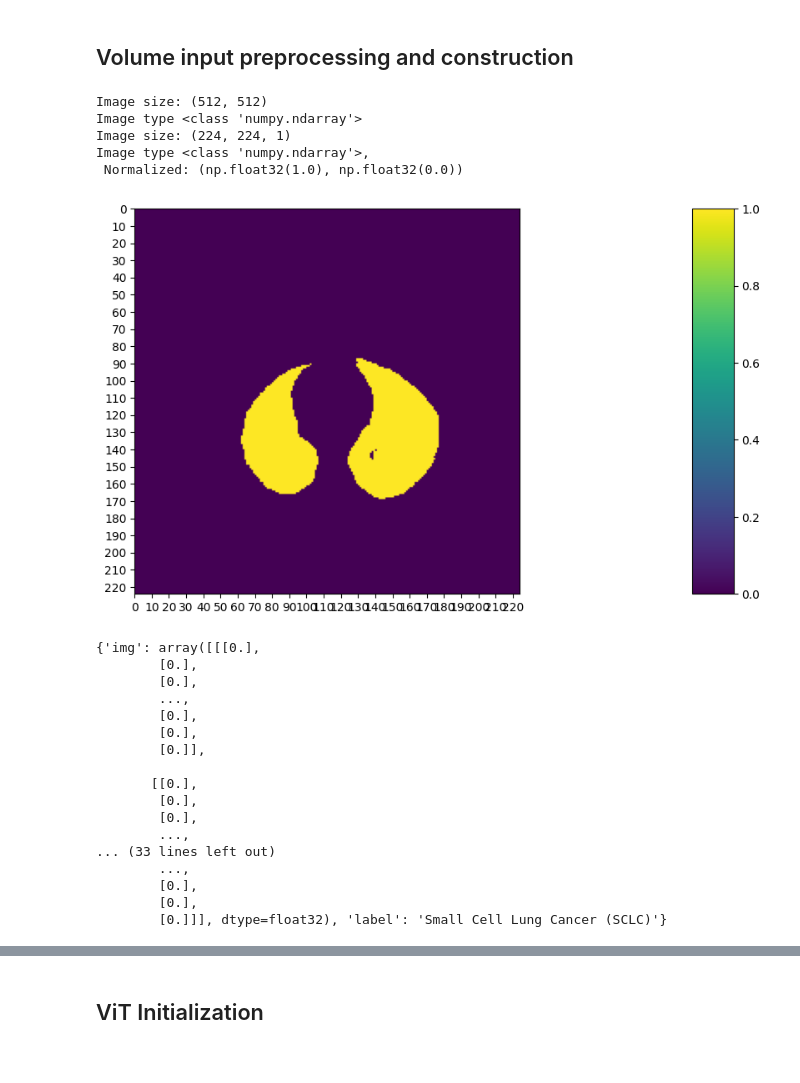
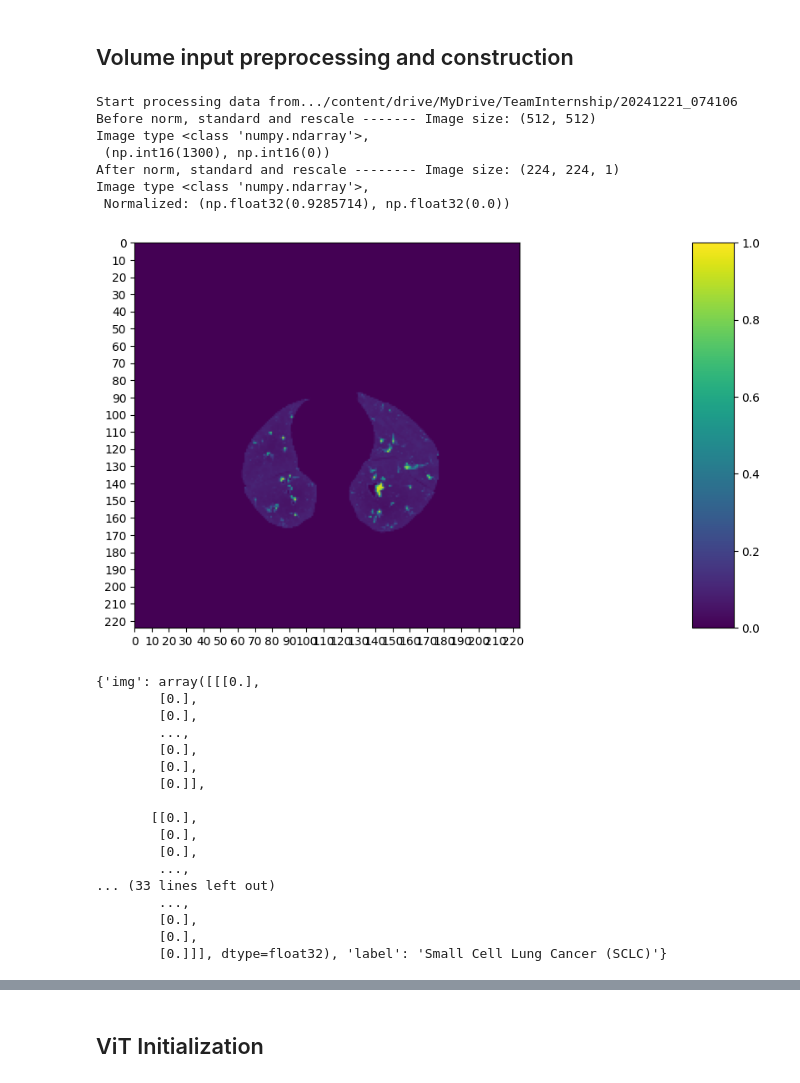
Before and after one commit to Christian-Stefan/Team-Internship, a Jupyter notebook: ContextModel.ipynb, the cells around one changed output, grey strips where cells are left out. Saved outputs shown, nothing was run; the diff lists cells and outputs as text; code cells hidden in the pictures.

```diff
--- a/ContextModel.ipynb
+++ b/ContextModel.ipynb
@@ -32,58 +31,71 @@ print(label_map)
 # %% [markdown]
 ## Volume input preprocessing and construction
 # %%
-from drive.MyDrive.TeamInternship.P_P import Preprocessing
+from drive.MyDrive.TeamInternship.D_P_P import Preprocessing
 
-# 4. Preprocess lungs
-# processing = Preprocessing(Root_path="/content/drive/MyDrive/TeamInternship/20241221_074106",
-#                          Output_path="/content/Output")
-# dcm_collected_data = processing.get_slice_and_coordnates_Paths()
+#4. Preprocess lungs
+processing = Preprocessing(Root_path="/content/drive/MyDrive/TeamInternship/20241221_074106",
+                         Output_path="/content/Output")
+dcm_collected_data = processing.get_slice_and_coordnates_Paths()
 
-# processing.preprocess_Data(dcm_collected_data,
-#                            plot=False,
-#                            save=True,
-#                            segment=False)
+processing.preprocess_Data(dcm_collected_data,
+                           plot=False,
+                           save=True,
+                           segment=False)
 
 # 5. Initialize the sitk class - ImageSeriesReader - to create suitable objects for lung's slices and labels
 sample_path:str = '/content/Output/LIDC-IDRI-0000/LungLIDC-IDRI-0000_1-0053.dcm'
 dicom_files = pydicom.dcmread(sample_path)
-img_context = dicom_files.pixel_array
-print("Image size:",img_context.shape,f"\nImage type {type(img_context)}")
+img_context = dicom_files.pixel_array.astype(np.int16)
+print("Before norm, standard and rescale ------- Image size:",img_context.shape,f"\nImage type {type(img_context)},\n {img_context.max(), img_context.min()}")
 
-resized_image = cv2.resize(img_context, (224,224)) # 5.1. Resizing the image
-normalized_image  = resized_image.astype(np.float32) # 5.2. Normalization
-normalized_image = (normalized_image - normalized_image.min()) / (normalized_image.max() - normalized_image.min() + 1e-5)
-channeled_image = np.expand_dims(normalized_image,-1) # 5.3. Adding one more channel - binary
+# 5.1 Convert to Hounsfield Units (HU)
+intercept = dicom_files.RescaleIntercept
+slope = dicom_files.RescaleSlope
+hu_image = slope*img_context+intercept
 
-print("Image size:",channeled_image.shape,f"\nImage type {type(channeled_image)},\n Normalized: {channeled_image.max(), channeled_image.min()}")
+# 5.2. Clip to lung window [-1000, 400]
+hu_image = np.clip(hu_image, -1000, 400)
+
+# 5.3. Normalize to [0, 1]
+normalized = (hu_image+1000)/1400.0
+
+# 5.4 Reisze to (224,224)
+resized = cv2.resize(normalized, (224, 224), interpolation=cv2.INTER_LINEAR)
+
+# 5.3 Add channel dimmension for grayscale
+channeled_image = np.expand_dims(resized, axis=-1).astype(np.float32)
+print("After norm, standard and rescale -------- Image size:",channeled_image.shape,f"\nImage type {type(channeled_image)},\n Normalized: {channeled_image.max(), channeled_image.min()}")
 
 fig = plt.figure(figsize=(10,6))
-plt.imshow(resized_image)
-plt.xticks(np.arange(-0.5, normalized_image.shape[0]+1, 10), labels=np.arange(0, normalized_image.shape[0]+1, 10))
-plt.yticks(np.arange(-0.5, normalized_image.shape[1]+1, 10), labels=np.arange(0, normalized_image.shape[1]+1, 10))
+plt.imshow(channeled_image)
+plt.xticks(np.arange(-0.5, channeled_image.shape[0]+1, 10), labels=np.arange(0, channeled_image.shape[0]+1, 10))
+plt.yticks(np.arange(-0.5, channeled_image.shape[1]+1, 10), labels=np.arange(0, channeled_image.shape[1]+1, 10))
 plt.clim([0,1])
 cbar_ax = fig.add_axes([0.95, .11, 0.05, 0.77])
 plt.clim([0, 1])
 plt.colorbar(cax=cbar_ax)
 plt.show()
 
 # 6. Craft a dictionary that can encompass both, the image itself and associated label: {'img': numpy.ndarray, 'label': ...}
 import json
 json_path:str = "/content/Output/LIDC-IDRI-0000/segmentation_00000.json"
 with open(json_path, 'r') as f:
   json_annotation = json.load(f)
 
 label = json_annotation['characteristics'][0]['nodule_name']
 prepared_sample = {'img':channeled_image,'label':label}
 
 print(prepared_sample)
 # %% [output]
-Image size: (512, 512)
-Image type <class 'numpy.ndarray'>
-Image size: (224, 224, 1)
+Start processing data from.../content/drive/MyDrive/TeamInternship/20241221_074106
+Before norm, standard and rescale ------- Image size: (512, 512)
 Image type <class 'numpy.ndarray'>,
- Normalized: (np.float32(1.0), np.float32(0.0))
+ (np.int16(1300), np.int16(0))
+After norm, standard and rescale -------- Image size: (224, 224, 1)
+Image type <class 'numpy.ndarray'>,
+ Normalized: (np.float32(0.9285714), np.float32(0.0))
-[figure, old version]
+[figure, new version]
 {'img': array([[[0.],
         [0.],
         [0.],
```
Also changed, not shown: parts of 27 cells of this notebook.
